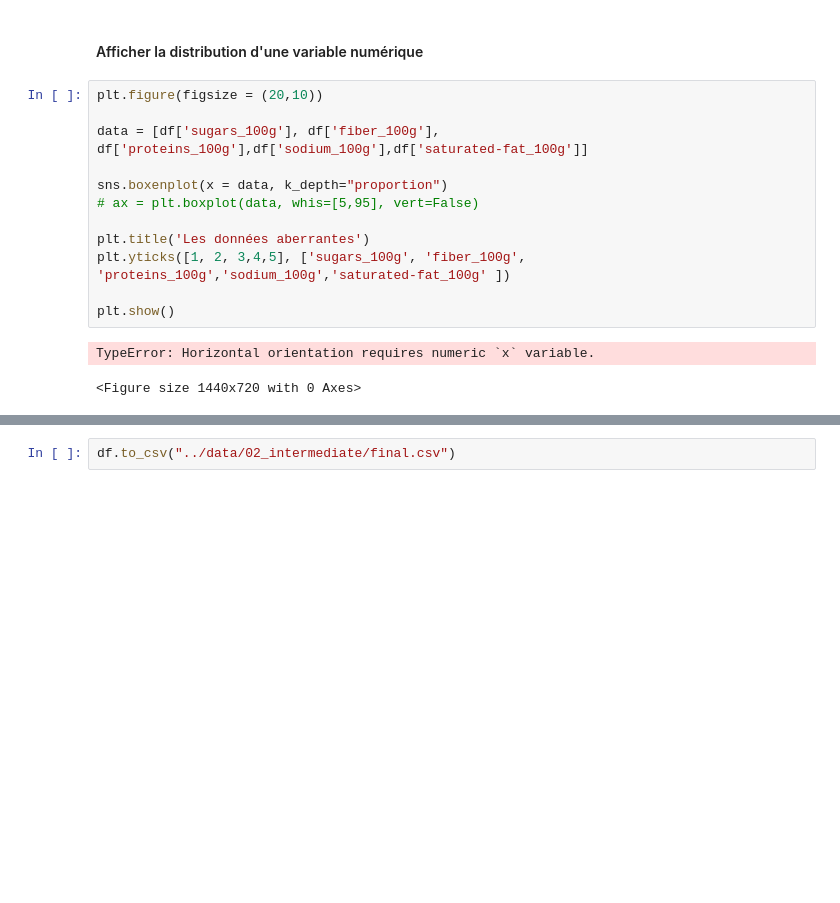
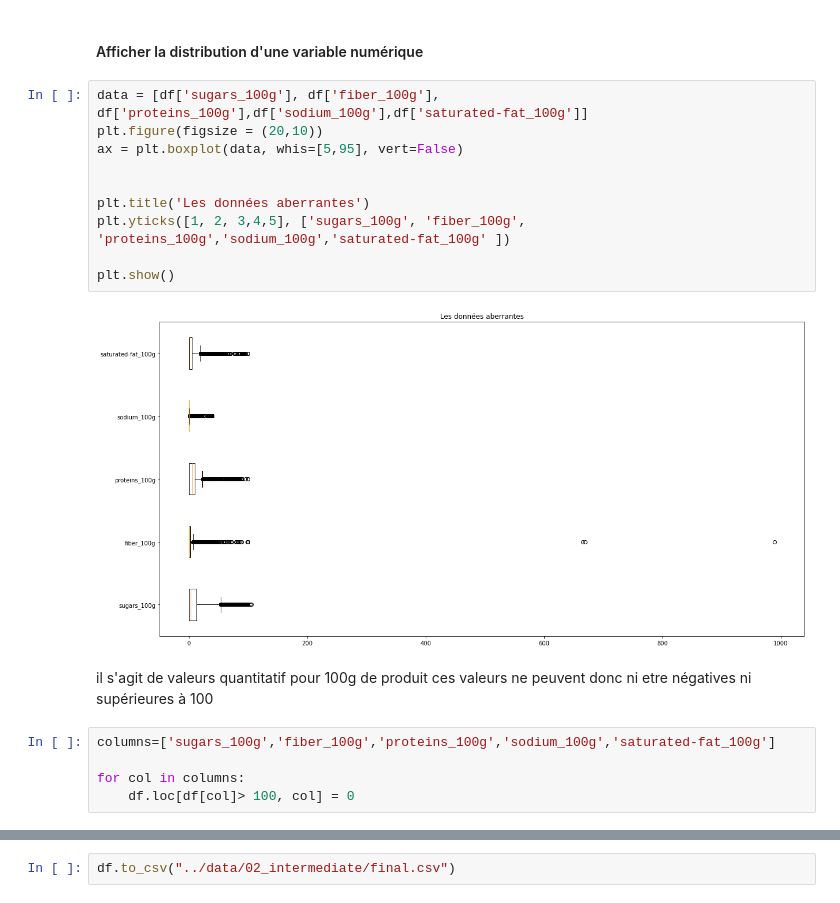
Before and after one commit to MarieDeSmedt/FoodFlix, a Jupyter notebook: notebook/Data_clean.ipynb, the cells around one changed output, grey strips where cells are left out. Saved outputs shown, nothing was run; the diff lists cells and outputs as text; blank space fills up the shorter version.

Commit message:
create data_clean delete data_cleaning

```diff
--- a/notebook/Data_clean.ipynb
+++ b/notebook/Data_clean.ipynb
@@ -149,17 +149,21 @@ pour les produits sur-représentés il convient de vérifier quelle valeur est l
 # %% [markdown]
 #### Afficher la distribution d'une variable numérique
 # %%
+data = [df['sugars_100g'], df['fiber_100g'], df['proteins_100g'],df['sodium_100g'],df['saturated-fat_100g']]
 plt.figure(figsize = (20,10))
+ax = plt.boxplot(data, whis=[5,95], vert=False)
 
-data = [df['sugars_100g'], df['fiber_100g'], df['proteins_100g'],df['sodium_100g'],df['saturated-fat_100g']]
-
-sns.boxenplot(x = data, k_depth="proportion")
-# ax = plt.boxplot(data, whis=[5,95], vert=False)
 
 plt.title('Les données aberrantes')
 plt.yticks([1, 2, 3,4,5], ['sugars_100g', 'fiber_100g', 'proteins_100g','sodium_100g','saturated-fat_100g' ])
 
 plt.show()
 # %% [output]
-TypeError: Horizontal orientation requires numeric `x` variable.
-<Figure size 1440x720 with 0 Axes>
+[figure, added]
+# %% [markdown]
+il s'agit de valeurs quantitatif pour 100g de produit ces valeurs ne peuvent donc ni etre négatives ni supérieures à 100
+# %%
+columns=['sugars_100g','fiber_100g','proteins_100g','sodium_100g','saturated-fat_100g']
+
+for col in columns:
+    df.loc[df[col]> 100, col] = 0
```
Also changed, not shown: parts of 7 cells of this notebook, 1 other file.
